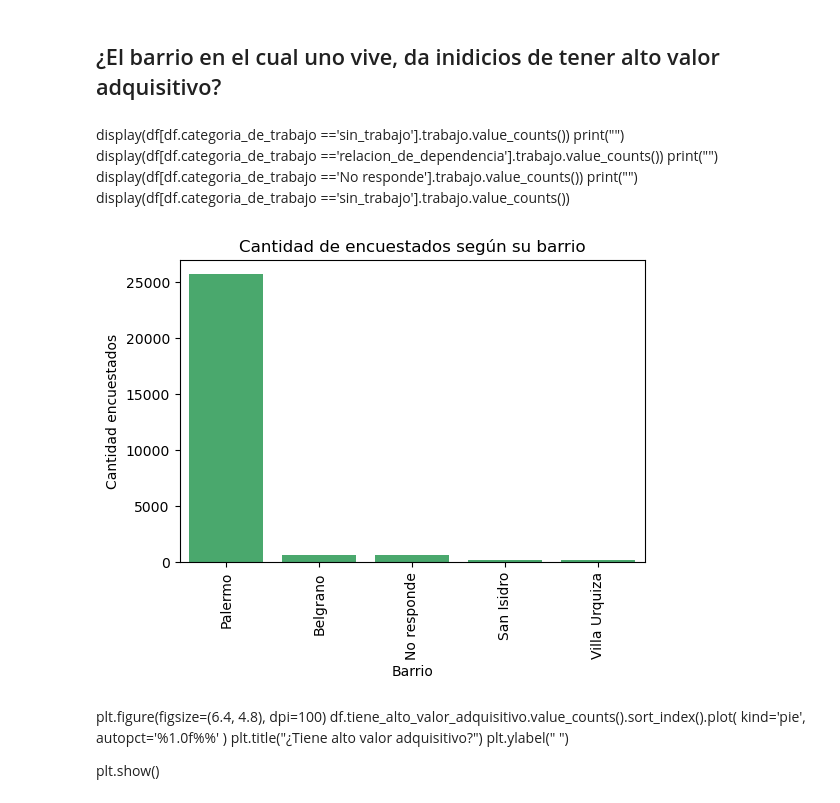
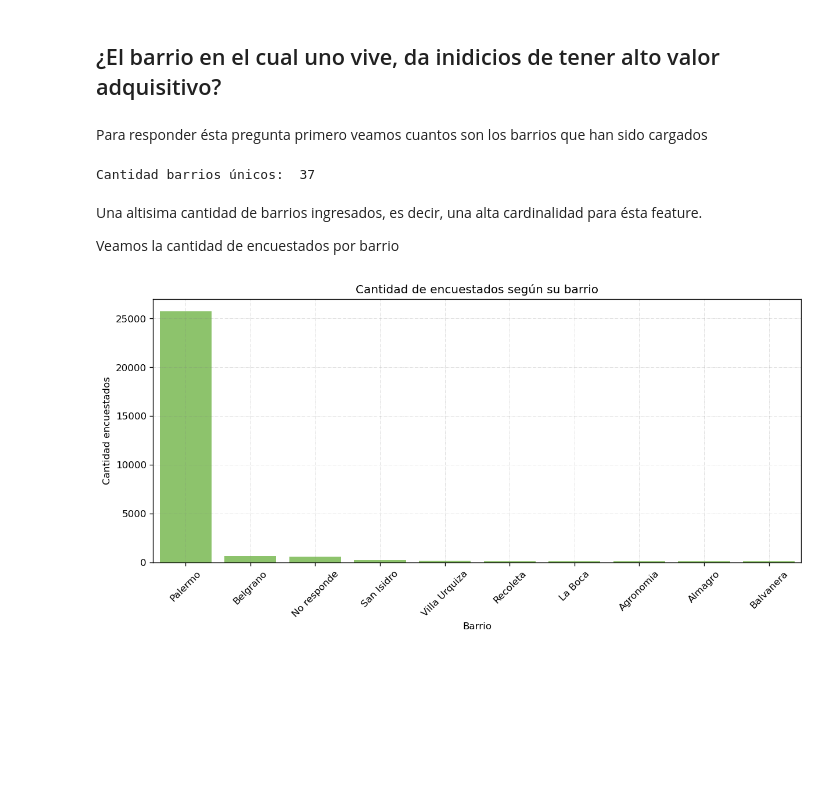
Before and after one commit to fjpacheco/machine-learning, a Jupyter notebook: version_1_playing.ipynb, the cells around one changed output. Cells and saved outputs as stored; diff of their text form; code cells hidden in the pictures; blank space fills up the shorter version.

Commit message:
reordeno la pregunta de los 'barrios'

```diff
--- a/version_1_playing.ipynb
+++ b/version_1_playing.ipynb
@@ -707,37 +707,32 @@ Despues tenias 3 tecnicas mas, pero no se si vale la pena aplicar.. hay cosas qu
 # %% [markdown]
 ## ¿El barrio en el cual uno vive, da inidicios de tener alto valor adquisitivo?
-# %% [markdown]
-display(df[df.categoria_de_trabajo =='sin_trabajo'].trabajo.value_counts())
-print("")
-display(df[df.categoria_de_trabajo =='relacion_de_dependencia'].trabajo.value_counts())
-print("")
-display(df[df.categoria_de_trabajo =='No responde'].trabajo.value_counts())
-print("")
-display(df[df.categoria_de_trabajo =='sin_trabajo'].trabajo.value_counts())
+# %% [markdown]
+Para responder ésta pregunta primero veamos cuantos son los barrios que han sido cargados
+# %%
+print('Cantidad barrios únicos: ', df.barrio.value_counts().nunique())
+# %% [output]
+Cantidad barrios únicos:  37
+# %% [markdown]
+Una altisima cantidad de barrios ingresados, es decir, una alta cardinalidad para ésta feature.
+
+Veamos la cantidad de encuestados por barrio
 # %%
-cantidad_barrios_visualizados = 5
+cantidad_barrios_visualizados = 10
 
-plt.figure(dpi=100)
+plt.figure(dpi=120,figsize =(12, 5))
 sns.countplot(
     x="barrio",
     data=df,
     order=df["barrio"].value_counts().iloc[:cantidad_barrios_visualizados].index,
-    color=(0.23, 0.72, 0.41),
+    color='#89D15E',
 )
+
 plt.ylabel("Cantidad encuestados")
 plt.xlabel("Barrio")
 plt.title("Cantidad de encuestados según su barrio")
-plt.xticks(rotation=90)
+plt.xticks(rotation=45)
 
+plt.grid(b = True, color ='grey', linestyle ='-.', linewidth = 0.5, alpha = 0.3)
 plt.show()
 # %% [output]
-[figure, old version]
+[figure, new version]
-# %% [markdown]
-plt.figure(figsize=(6.4, 4.8), dpi=100)
-df.tiene_alto_valor_adquisitivo.value_counts().sort_index().plot(
-    kind='pie', autopct='%1.0f%%'
-)
-plt.title("¿Tiene alto valor adquisitivo?")
-plt.ylabel(" ")
-
-plt.show()
```
Also changed, not shown: parts of 15 cells of this notebook.
